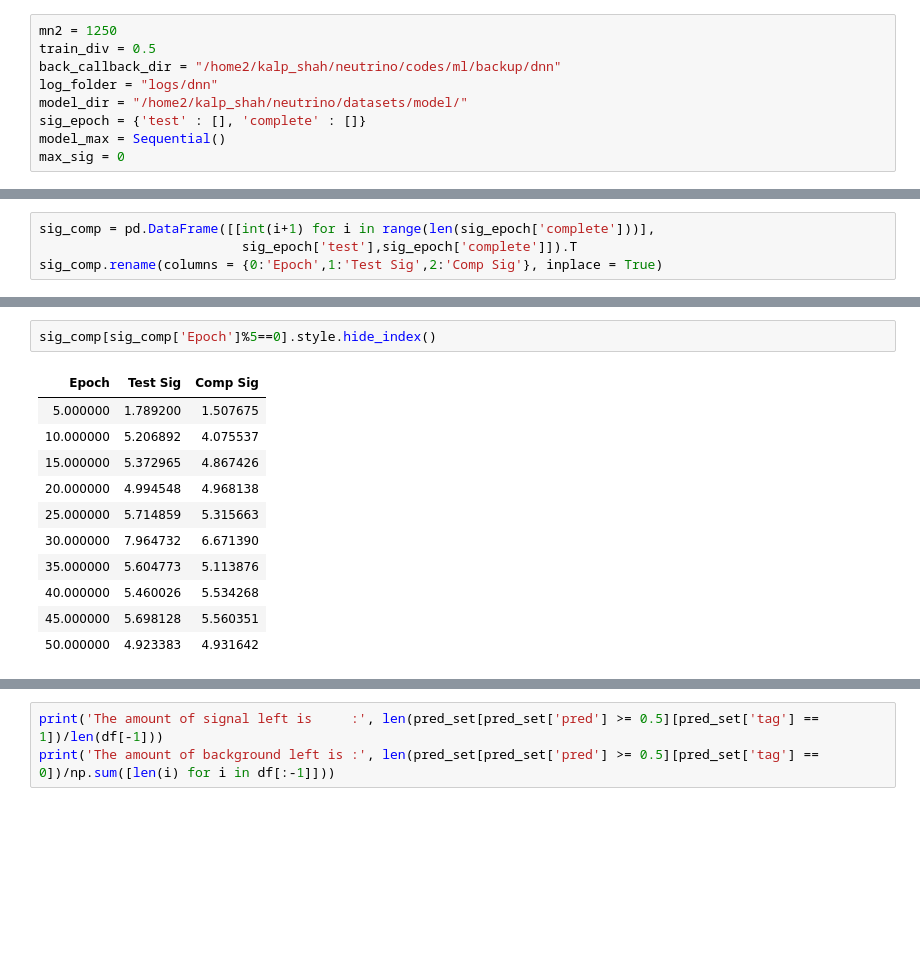
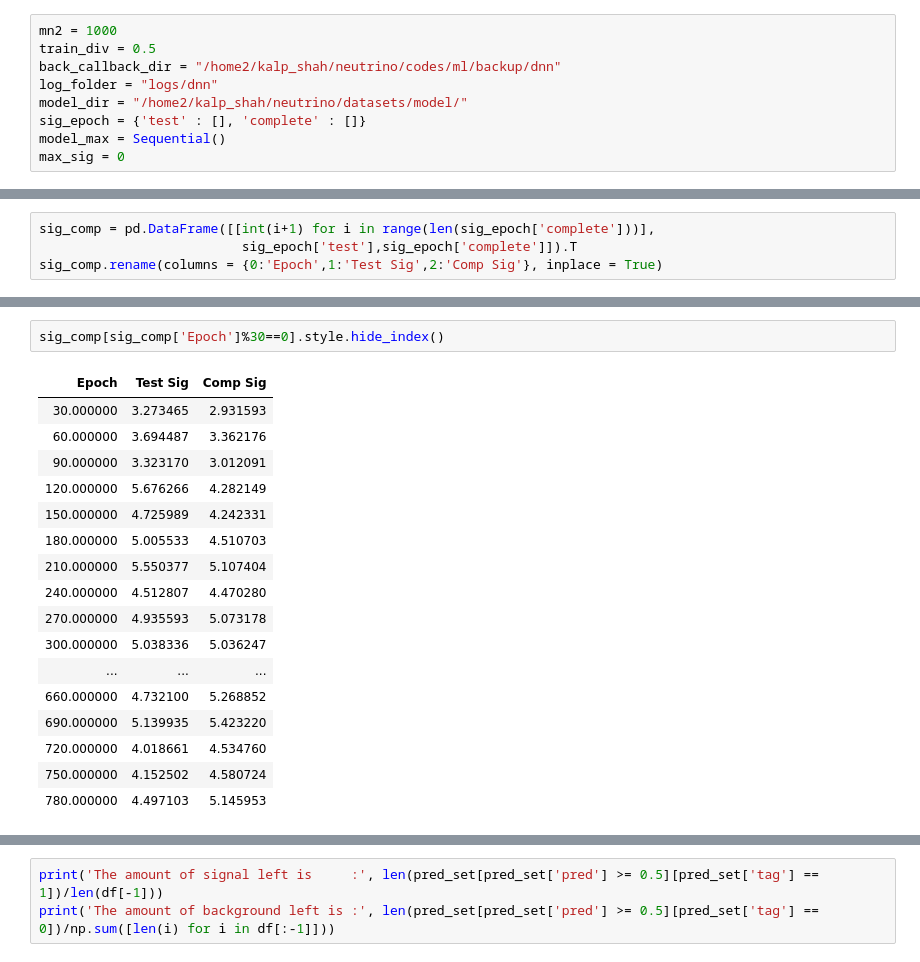
Before and after one commit to Blizzard57/neutrino-decay, a Jupyter notebook: codes/ml/sim-tf.ipynb, the cells around one changed output, grey strips where cells are left out. Saved outputs shown, nothing was run; the diff lists cells and outputs as text; blank space fills up the shorter version.

```diff
--- a/codes/ml/sim-tf.ipynb
+++ b/codes/ml/sim-tf.ipynb
@@ -76,7 +76,7 @@ mpl.use('seaborn')
 # %% [markdown]
 ### Hyperparameters
 # %%
-mn2 = 1250
+mn2 = 1000
 train_div = 0.5
 back_callback_dir = "/home2/kalp_shah/neutrino/codes/ml/backup/dnn"
 log_folder = "logs/dnn"
@@ -447,17 +455,23 @@ max_sig
 # %%
-sig_comp[sig_comp['Epoch']%5==0].style.hide_index()
+sig_comp[sig_comp['Epoch']%30==0].style.hide_index()
 # %% [output]
 | Epoch | Test Sig | Comp Sig |
-| 5.000000 | 1.789200 | 1.507675 |
-| 10.000000 | 5.206892 | 4.075537 |
-| 15.000000 | 5.372965 | 4.867426 |
-| 20.000000 | 4.994548 | 4.968138 |
-| 25.000000 | 5.714859 | 5.315663 |
-| 30.000000 | 7.964732 | 6.671390 |
-| 35.000000 | 5.604773 | 5.113876 |
-| 40.000000 | 5.460026 | 5.534268 |
-| 45.000000 | 5.698128 | 5.560351 |
-| 50.000000 | 4.923383 | 4.931642 |
+| 30.000000 | 3.273465 | 2.931593 |
+| 60.000000 | 3.694487 | 3.362176 |
+| 90.000000 | 3.323170 | 3.012091 |
+| 120.000000 | 5.676266 | 4.282149 |
+| 150.000000 | 4.725989 | 4.242331 |
+| 180.000000 | 5.005533 | 4.510703 |
+| 210.000000 | 5.550377 | 5.107404 |
+| 240.000000 | 4.512807 | 4.470280 |
+| 270.000000 | 4.935593 | 5.073178 |
+| 300.000000 | 5.038336 | 5.036247 |
+| ... | ... | ... |
+| 660.000000 | 4.732100 | 5.268852 |
+| 690.000000 | 5.139935 | 5.423220 |
+| 720.000000 | 4.018661 | 4.534760 |
+| 750.000000 | 4.152502 | 4.580724 |
+| 780.000000 | 4.497103 | 5.145953 |
 # %%
 plt.plot(sig_comp['Test Sig'])
 plt.plot(sig_comp['Comp Sig'])
```
Also changed, not shown: parts of 19 cells of this notebook, 18 other files.
